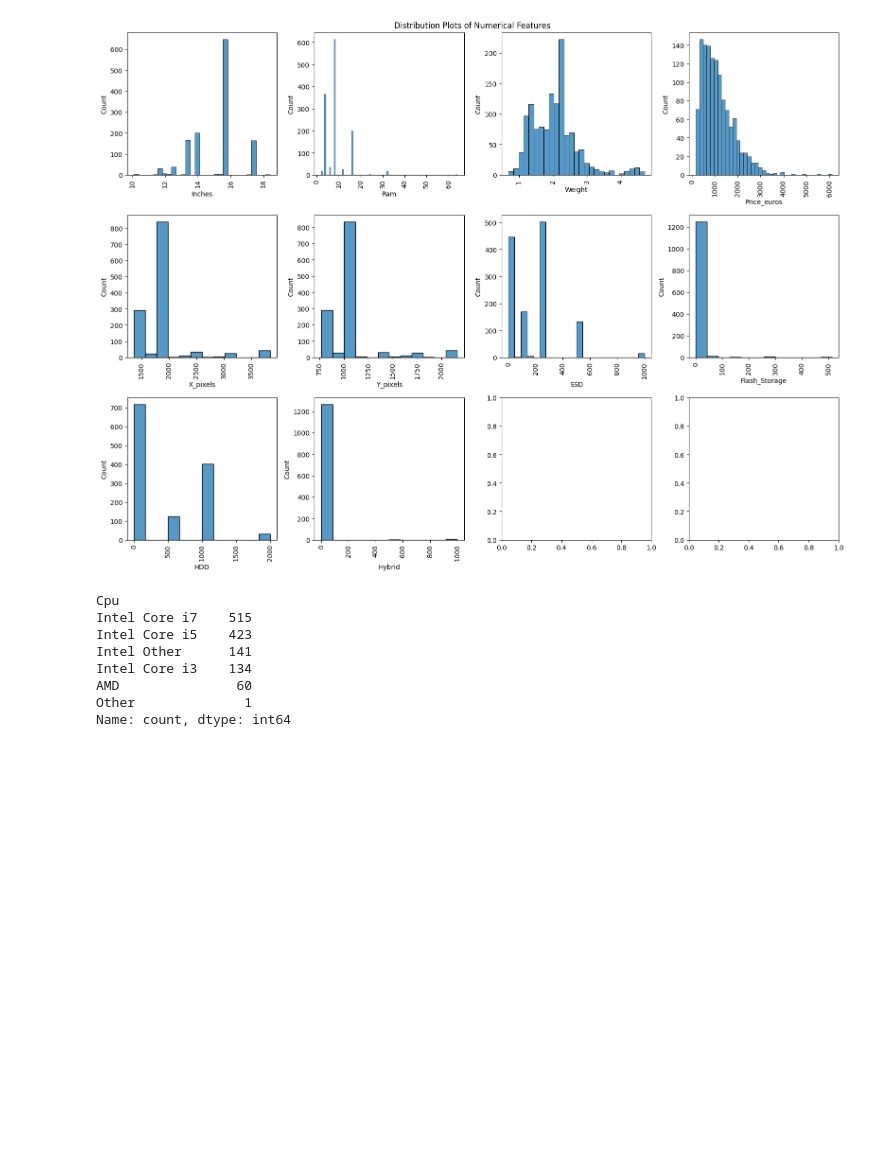
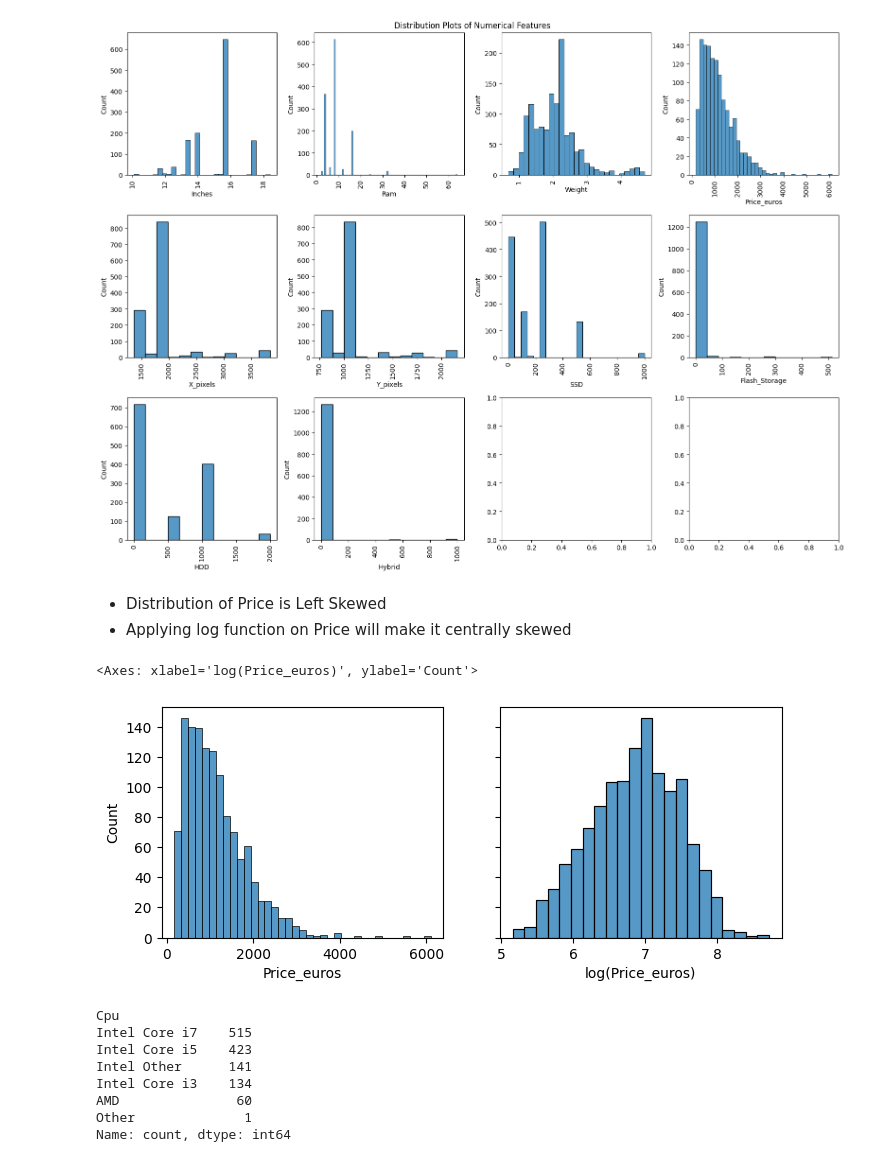
Before and after one commit to Pranav-Nagpure/Laptop-Price-Prediction-NB, a Jupyter notebook: Laptop Price Prediction.ipynb, the cells around one changed output. Drawn from its saved outputs; the diff is of its cells as text; code cells hidden in the pictures; blank space fills up the shorter version.

```diff
--- a/Laptop Price Prediction.ipynb
+++ b/Laptop Price Prediction.ipynb
@@ -218,6 +220,20 @@ for i, feature in enumerate(numerical_features):
 fig.tight_layout()
 # %% [output]
 [figure]
+# %% [markdown]
+- Distribution of Price is Left Skewed
+- Applying log function on Price will make it centrally skewed
+# %%
+# Comparing Distribuition of Price and Log(Price)
+data = data_df['Price_euros'].apply(lambda x: math.log(x))
+data.name = 'log(Price_euros)'
+
+fig, ax = plt.subplots(1, 2, figsize=(8, 3), sharey=True)
+sns.histplot(data_df, x='Price_euros', ax=ax[0])
+sns.histplot(x=data, ax=ax[1])
+# %% [output]
+<Axes: xlabel='log(Price_euros)', ylabel='Count'>
+[figure, added]
 # %%
 # Check Count for CPU
 data_df['Cpu'].value_counts()
```
Also changed, not shown: parts of 19 cells of this notebook.
